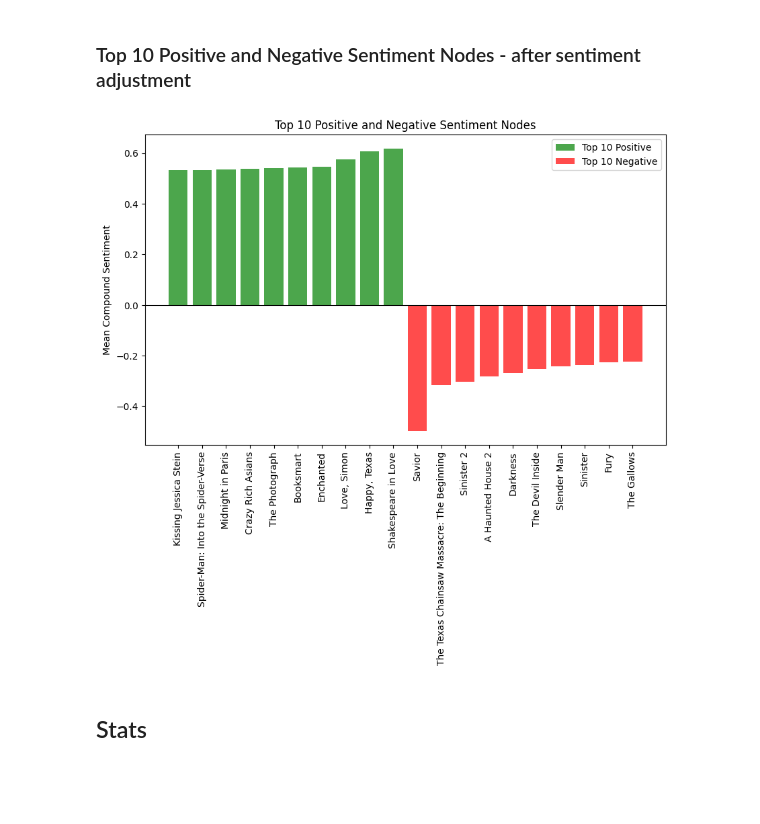
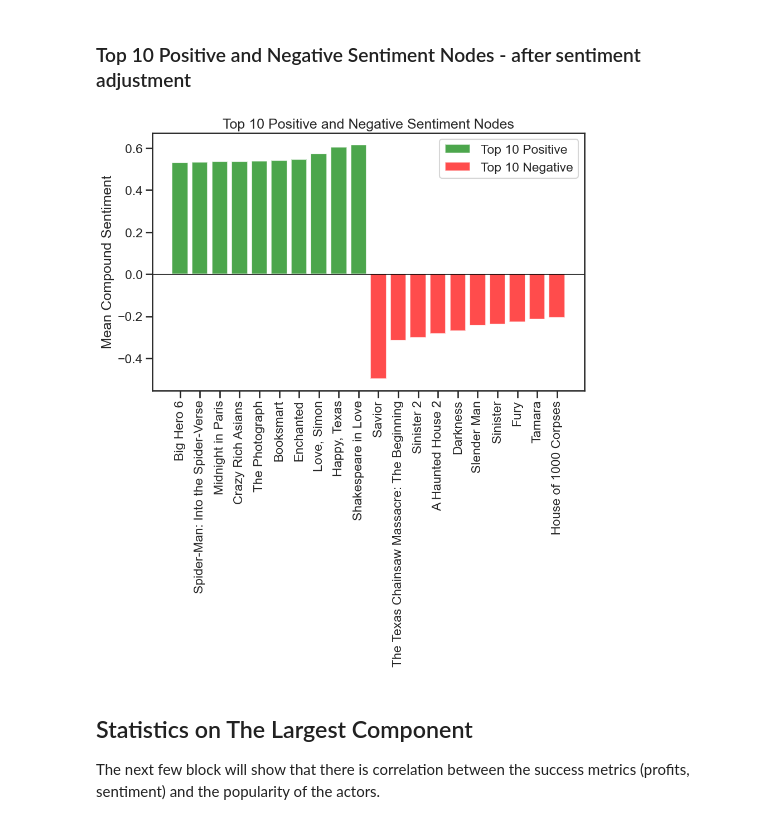
Before and after one commit to michalisdikaiopoulos/Movie-Success-And-Actor-Popularity-Correlation, a Jupyter notebook: ExtractData.ipynb, the cells around one changed output. Drawn from its saved outputs; the diff is of its cells as text; code cells hidden in the pictures; blank space fills up the shorter version.

Commit message:
added stats

```diff
--- a/ExtractData.ipynb
+++ b/ExtractData.ipynb
@@ -870,25 +876,26 @@ plt.show()
 ### Top 10 Positive and Negative Sentiment Nodes - after sentiment adjustment
 # %%
 # Get top/bottom sentiment nodes
-sorted_nodes = sorted(movie_graph.nodes, key=lambda node: movie_graph.nodes[node]['adjusted_sentiment'])
+sorted_nodes = sorted(graph_largest.nodes, key=lambda node: graph_largest.nodes[node]['adjusted_sentiment'])
 top_10 = sorted_nodes[-10:]
 bottom_10 = sorted_nodes[:10]
 
 # Data for plotting
-top_sentiments = [movie_graph.nodes[node]['adjusted_sentiment'] for node in top_10]
-bottom_sentiments = [movie_graph.nodes[node]['adjusted_sentiment'] for node in bottom_10]
+top_sentiments = [graph_largest.nodes[node]['adjusted_sentiment'] for node in top_10]
+bottom_sentiments = [graph_largest.nodes[node]['adjusted_sentiment'] for node in bottom_10]
 
 # Bar plot
 plt.figure(figsize=(10, 6))
 plt.bar(range(10), top_sentiments, color='green', alpha=0.7, label="Top 10 Positive")
 plt.bar(range(10, 20), bottom_sentiments, color='red', alpha=0.7, label="Top 10 Negative")
 plt.axhline(0, color='black', linewidth=0.8)
 plt.xticks(range(20), labels=[*top_10, *bottom_10], rotation=90)
 plt.title("Top 10 Positive and Negative Sentiment Nodes")
 plt.ylabel("Mean Compound Sentiment")
 plt.legend()
 plt.show()
 # %% [output]
-[figure, old version]
+[figure, new version]
-# %% [markdown]
-## Stats
+# %% [markdown]
+## Statistics on The Largest Component
+The next few block will show that there is correlation between the success metrics (profits, sentiment) and the popularity of the actors.
```
Also changed, not shown: parts of 41 cells of this notebook, 1 other file.
